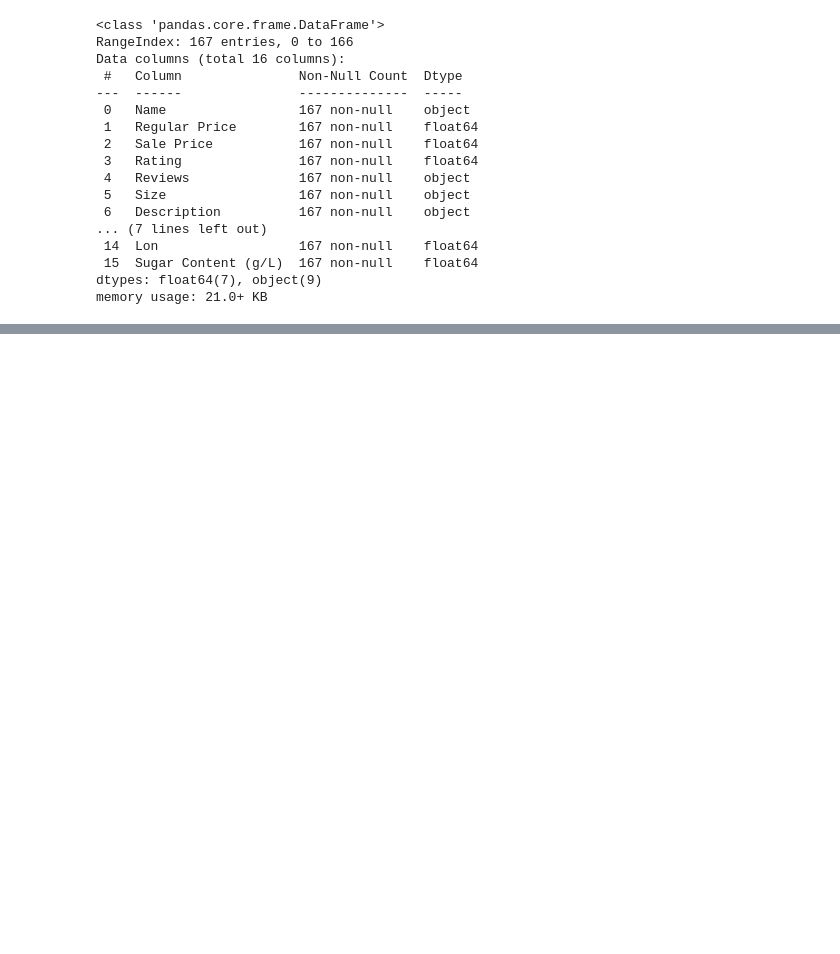
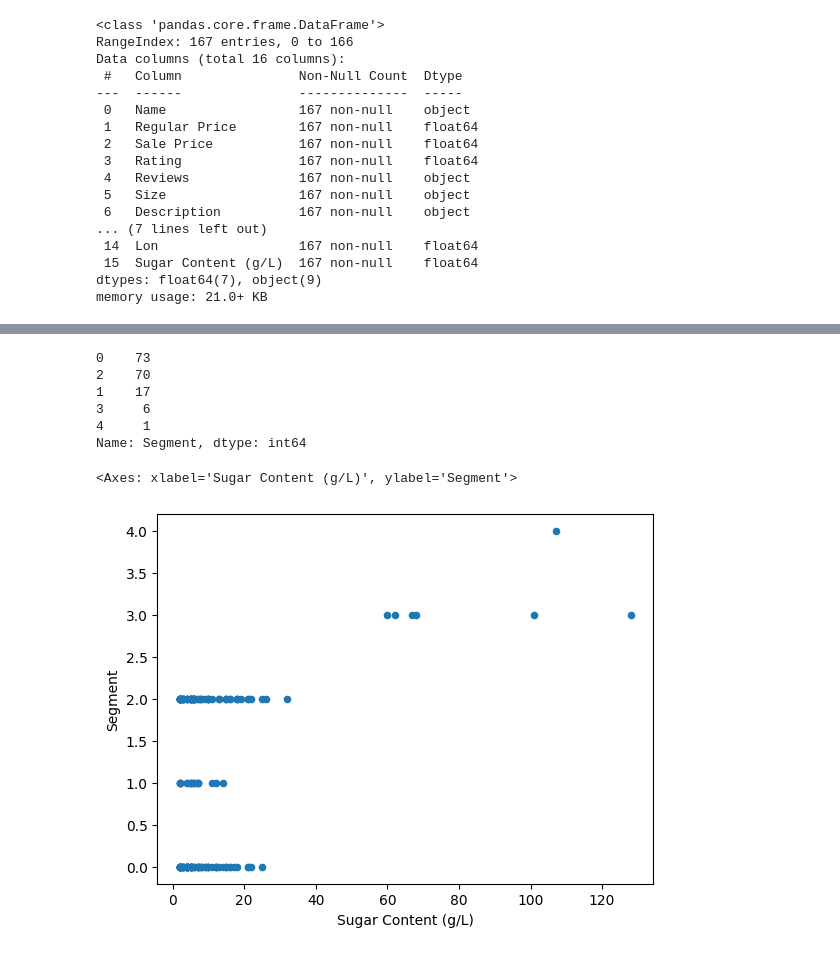
Before and after one commit to domoto86/lcbo-clustering, a Jupyter notebook: LCBO_Clustering.ipynb, the cells around one changed output, grey strips where cells are left out. Drawn from its saved outputs; the diff is of its cells as text; code cells hidden in the pictures; blank space fills up the shorter version.

```diff
--- a/LCBO_Clustering.ipynb
+++ b/LCBO_Clustering.ipynb
@@ -205,4 +168,4 @@ df_elbow.plot('k','inertia')
 # %%
-model = KMeans(n_clusters=10,random_state=0)
+model=KMeans(n_clusters=5, random_state=0)
 # %%
 model.fit(main_scaled_df)
@@ -219,0 +174,4 @@ array([6, 0, 0, 2, 0, 0, 6, 7, 0, 2, 2, 2, 3, 0, 0, 3, 0, 2, 0, 0, 0, 0,
+# %%
+category_predict_df = model.predict(main_scaled_df)
+# %%
+main_data_df['Segment'] = category_predict_df
@@ -219,0 +192,14 @@ array([6, 0, 0, 2, 0, 0, 6, 7, 0, 2, 2, 2, 3, 0, 0, 3, 0, 2, 0, 0, 0, 0,
+# %%
+main_data_df['Segment'].value_counts()
+# %% [output]
+0    73
+2    70
+1    17
+3     6
+4     1
+Name: Segment, dtype: int64
+# %%
+main_data_df.plot.scatter('Sugar Content (g/L)','Segment')
+# %% [output]
+<Axes: xlabel='Sugar Content (g/L)', ylabel='Segment'>
+[figure, added]
```
Also changed, not shown: parts of 21 cells of this notebook.
